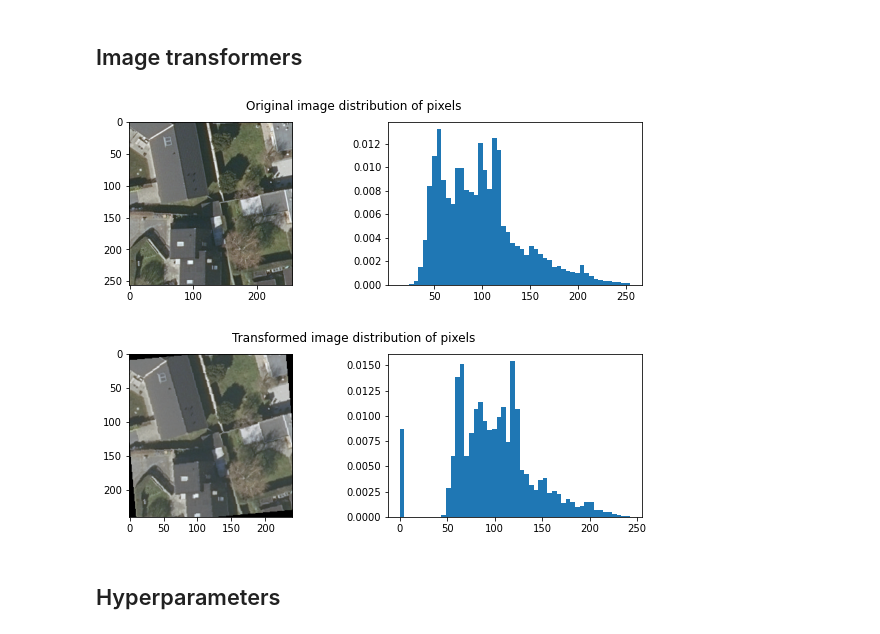
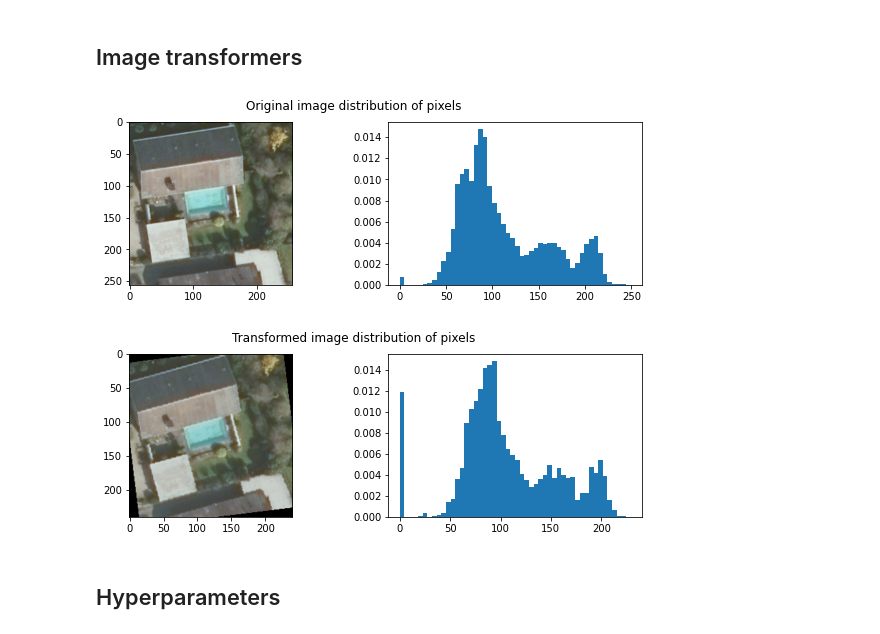
Before and after one commit to DimitriLeandro/DA2Group10, a Jupyter notebook: pretrained_satellighte_model.ipynb, the cells around one changed output. Saved outputs shown, nothing was run; the diff lists cells and outputs as text; code cells hidden in the pictures.

Commit message:
finished preparing environment for training satelighte

```diff
--- a/pretrained_satellighte_model.ipynb
+++ b/pretrained_satellighte_model.ipynb
@@ -98,36 +105,36 @@ train_tt = tt.Compose([
     # tt.RandomPerspective(distortion_scale=0.1, p=0.2),
     # tt.RandomPosterize(bits=2),
 ])
 
 # creating a preprocessing unit for the validation data
 val_tt = tt.Compose([
   tt.Resize(input_size)
 ])
 
 # loading an image sample
 # '../../../mnt/c/Users/dimit/Downloads/training_patches/training_patches/background/1G52LP.png'
-img = Image.open('/content/training_patches/pools/4B37MU.png')
+img = Image.open('/content/drive/MyDrive/training_patches/pools/4B37MU.png')
 
 # lets have a look at the original image and its pixels values distribution
 plt.rcParams['figure.figsize'] = (10,3)
 fig, axs = plt.subplots(1, 2)
 axs[0].imshow(img)
 axs[1].hist(np.asarray(img).ravel(), bins=50, density=True)
 plt.suptitle('Original image distribution of pixels')
 plt.show()
 
 # using the preprocessing operations to transform the image to a pytorch tensor
 img_tt = train_tt(img)
 
 # lets have a look at the trasnformed image and its pixels values distribution
 fig, axs = plt.subplots(1, 2)
 axs[0].imshow(img_tt)
 axs[1].hist(np.asarray(img_tt).ravel(), bins=50, density=True)
 plt.suptitle('Transformed image distribution of pixels')
 plt.show()
 # %% [output]
-[figure, old version]
+[figure, new version]
-[figure, old version]
+[figure, new version]
 # %% [markdown]
 ## Hyperparameters
 # %%
```
Also changed, not shown: parts of 20 cells of this notebook.
